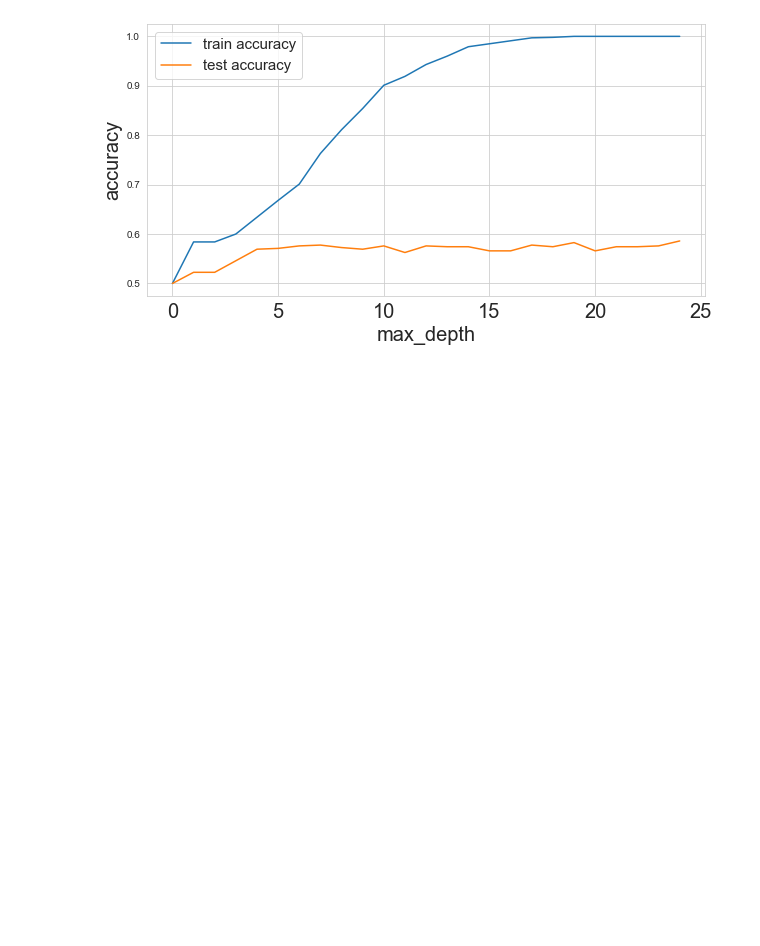
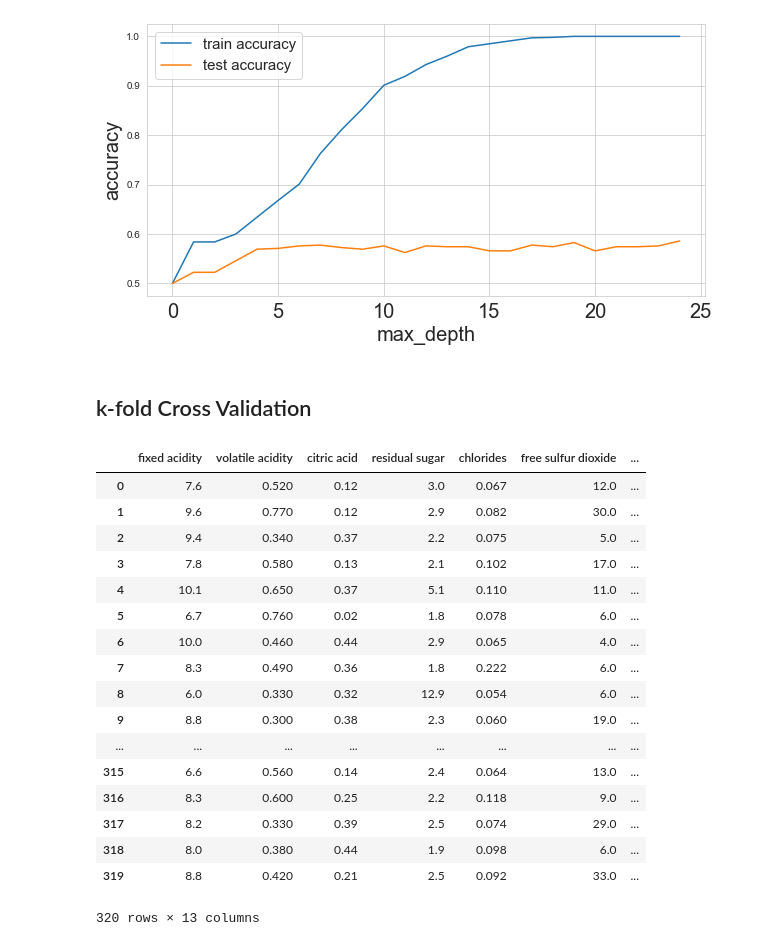
Before and after one commit to manessaraj/MachineLearningSomeConcepts, a Jupyter notebook: Cross Validation.ipynb, the cells around one changed output. Saved outputs shown, nothing was run; the diff lists cells and outputs as text; code cells hidden in the pictures; blank space fills up the shorter version.

```diff
--- a/Cross Validation.ipynb
+++ b/Cross Validation.ipynb
@@ -146,3 +146,5 @@ plt.show()
 This will raise an exception in 3.3.
   """
 [figure]
+# %% [markdown]
+## k-fold Cross Validation
@@ -148,0 +169,21 @@ This will raise an exception in 3.3.
+# %%
+df[df['kfold'] == 0]
+# %% [output]
+|  | fixed acidity | volatile acidity | citric acid | residual sugar | chlorides | free sulfur dioxide | ... |
+| 0 | 7.6 | 0.520 | 0.12 | 3.0 | 0.067 | 12.0 | ... |
+| 1 | 9.6 | 0.770 | 0.12 | 2.9 | 0.082 | 30.0 | ... |
+| 2 | 9.4 | 0.340 | 0.37 | 2.2 | 0.075 | 5.0 | ... |
+| 3 | 7.8 | 0.580 | 0.13 | 2.1 | 0.102 | 17.0 | ... |
+| 4 | 10.1 | 0.650 | 0.37 | 5.1 | 0.110 | 11.0 | ... |
+| 5 | 6.7 | 0.760 | 0.02 | 1.8 | 0.078 | 6.0 | ... |
+| 6 | 10.0 | 0.460 | 0.44 | 2.9 | 0.065 | 4.0 | ... |
+| 7 | 8.3 | 0.490 | 0.36 | 1.8 | 0.222 | 6.0 | ... |
+| 8 | 6.0 | 0.330 | 0.32 | 12.9 | 0.054 | 6.0 | ... |
+| 9 | 8.8 | 0.300 | 0.38 | 2.3 | 0.060 | 19.0 | ... |
+| ... | ... | ... | ... | ... | ... | ... | ... |
+| 315 | 6.6 | 0.560 | 0.14 | 2.4 | 0.064 | 13.0 | ... |
+| 316 | 8.3 | 0.600 | 0.25 | 2.2 | 0.118 | 9.0 | ... |
+| 317 | 8.2 | 0.330 | 0.39 | 2.5 | 0.074 | 29.0 | ... |
+| 318 | 8.0 | 0.380 | 0.44 | 1.9 | 0.098 | 6.0 | ... |
+| 319 | 8.8 | 0.420 | 0.21 | 2.5 | 0.092 | 33.0 | ... |
+320 rows × 13 columns
```
Also changed, not shown: parts of 13 cells of this notebook.
